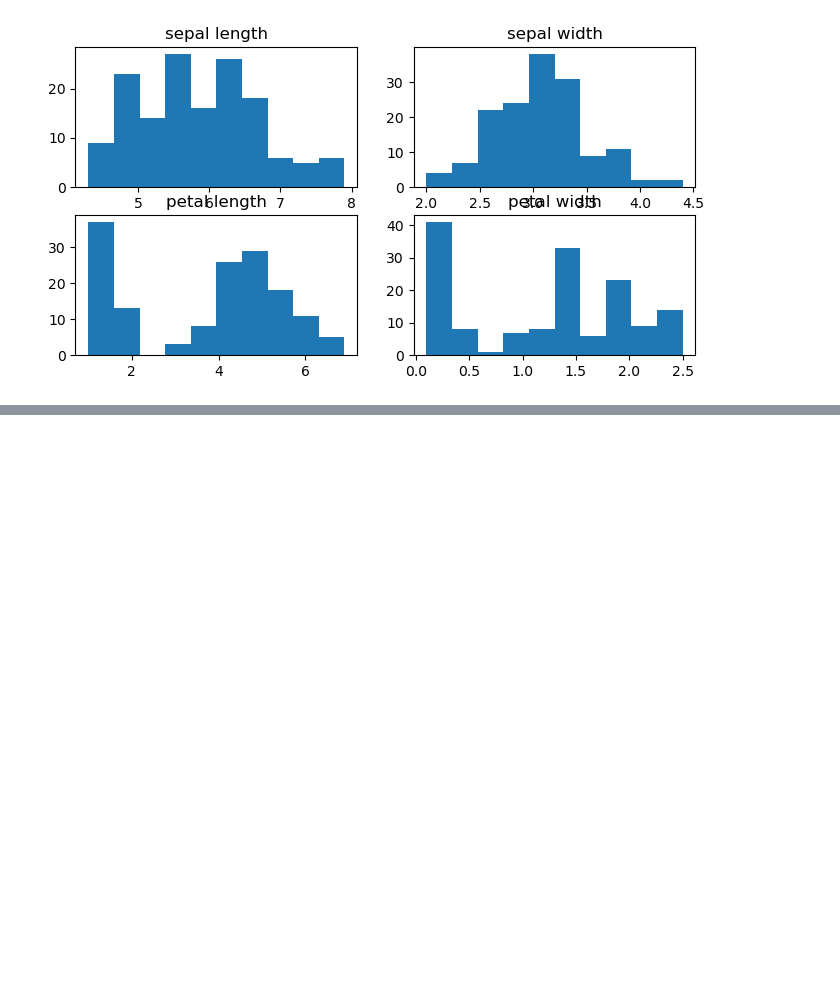
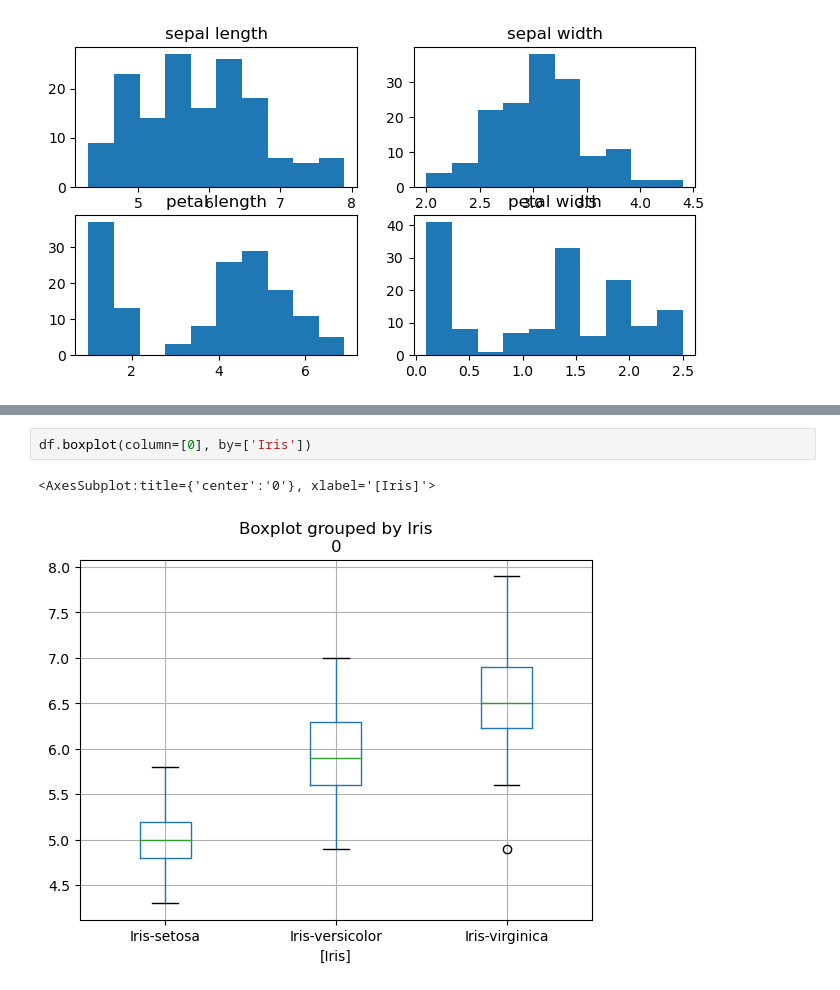
Before and after one commit to kevinsenan/pands-project, a Jupyter notebook: Iris Dataset Analysis.ipynb, the cells around one changed output, grey strips where cells are left out. Saved outputs shown, nothing was run; the diff lists cells and outputs as text; blank space fills up the shorter version.

```diff
--- a/Iris Dataset Analysis.ipynb
+++ b/Iris Dataset Analysis.ipynb
@@ -155,0 +181,5 @@ plt.scatter(df[2], df[3], c=df['Iris'].map(colour))
+# %%
+df.boxplot(column=[0], by=['Iris'])
+# %% [output]
+<AxesSubplot:title={'center':'0'}, xlabel='[Iris]'>
+[figure, added]
```
Also changed, not shown: parts of 12 cells of this notebook.
